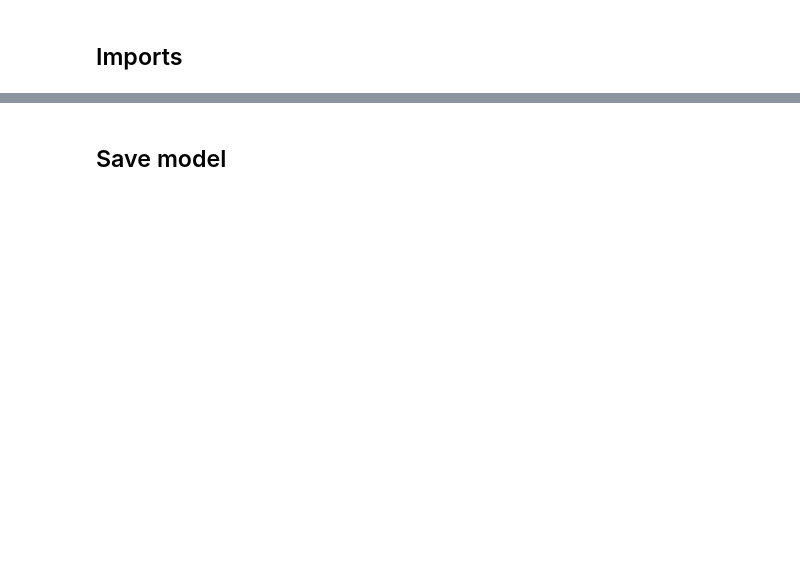
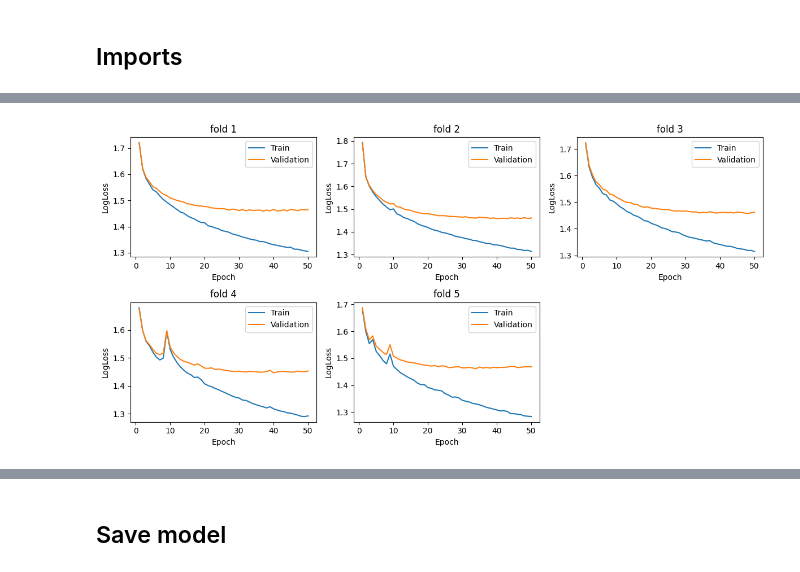
Before and after one commit to angelosmar1/stratego-setup-generator, a Jupyter notebook: notebooks/lstm_training.ipynb, the cells around one changed output, grey strips where cells are left out. Cells and saved outputs as stored; diff of their text form; code cells hidden in the pictures; blank space fills up the shorter version.

```diff
--- a/notebooks/lstm_training.ipynb
+++ b/notebooks/lstm_training.ipynb
@@ -120,0 +121,21 @@ seed = 1
+# %%
+train_log_loss_history = [
+    fold_history['Train']["LogLoss"]
+    for fold_history in metrics_history
+]
+val_log_loss_history = [
+    fold_history['Validation']["LogLoss"]
+    for fold_history in metrics_history
+]
+
+best_iters = np.argmin(val_log_loss_history, axis=1)
+mean_train_log_loss = np.mean(train_log_loss_history, axis=0)
+mean_val_log_loss = np.mean(val_log_loss_history, axis=0)
+best_mean_iter = np.argmin(mean_val_log_loss)
+# %%
+for fold_idx, best_iter in enumerate(best_iters):
+    print(f"Fold {fold_idx + 1}: best iter={best_iter}, "
+          f"best log loss={val_log_loss_history[fold_idx][best_iter]:.4f}")
+
+print(f"Mean over folds: best iter={best_mean_iter}, "
+      f"best log loss={mean_val_log_loss[best_mean_iter]:.4f}")
@@ -120,0 +149,26 @@ seed = 1
+# %%
+fig, axes = create_plot_grid(
+    num_plots=num_folds,
+    num_columns=3,
+    subplot_width=4,
+    subplot_height=3
+)
+axes = axes.ravel()
+
+x_axis_values = list(range(1, num_epochs + 1))
+
+for fold_idx, ax in zip(range(num_folds), axes):
+    ax.set_xlabel("Epoch")
+    ax.set_ylabel("LogLoss")
+    ax.set_title(f"fold {fold_idx + 1}")
+    ax.plot(x_axis_values, train_log_loss_history[fold_idx], label="Train")
+    ax.plot(x_axis_values, val_log_loss_history[fold_idx], label="Validation")
+    ax.legend()
+
+for i in range(num_folds, len(axes)):
+    axes[i].axis('off')
+
+plt.tight_layout()
+plt.show()
+# %% [output]
+[figure, added]
```
Also changed, not shown: parts of 17 cells of this notebook, 8 other files.
